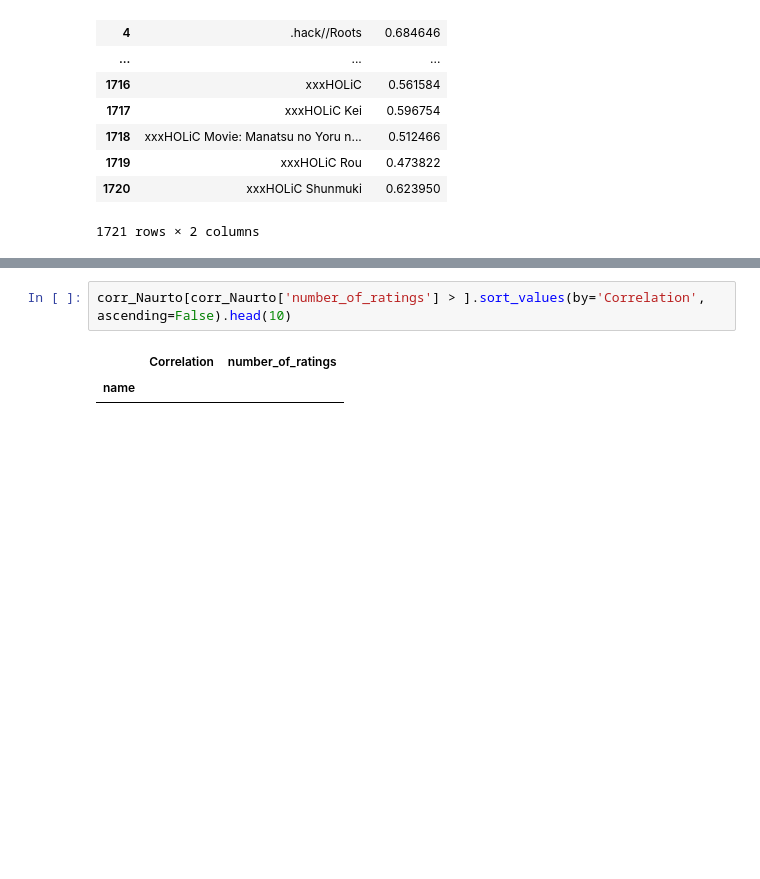
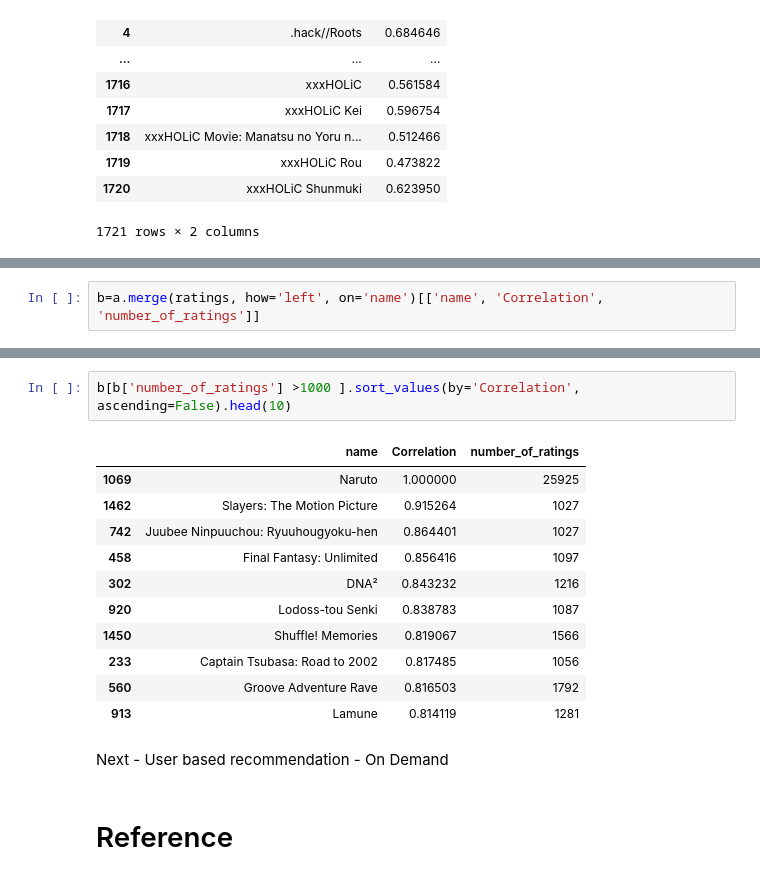
Before and after one commit to hargurjeet/Recommedation-Systems, a Jupyter notebook: Anime_Recommendation_Collborative_Filtering.ipynb, the cells around one changed output, grey strips where cells are left out. Saved outputs shown, nothing was run; the diff lists cells and outputs as text; blank space fills up the shorter version.

```diff
--- a/Anime_Recommendation_Collborative_Filtering.ipynb
+++ b/Anime_Recommendation_Collborative_Filtering.ipynb
@@ -269,0 +278,2 @@ TypeError: ignored
+# %%
+b=a.merge(ratings, how='left', on='name')[['name', 'Correlation', 'number_of_ratings']]
@@ -270,5 +296,18 @@ TypeError: ignored
 # %%
-corr_Naurto[corr_Naurto['number_of_ratings'] > ].sort_values(by='Correlation', ascending=False).head(10)
+b[b['number_of_ratings'] >1000 ].sort_values(by='Correlation', ascending=False).head(10)
 # %% [output]
-|  | Correlation | number_of_ratings |
-| name |  |  |
+|  | name | Correlation | number_of_ratings |
+| 1069 | Naruto | 1.000000 | 25925 |
+| 1462 | Slayers: The Motion Picture | 0.915264 | 1027 |
+| 742 | Juubee Ninpuuchou: Ryuuhougyoku-hen | 0.864401 | 1027 |
+| 458 | Final Fantasy: Unlimited | 0.856416 | 1097 |
+| 302 | DNA² | 0.843232 | 1216 |
+| 920 | Lodoss-tou Senki | 0.838783 | 1087 |
+| 1450 | Shuffle! Memories | 0.819067 | 1566 |
+| 233 | Captain Tsubasa: Road to 2002 | 0.817485 | 1056 |
+| 560 | Groove Adventure Rave | 0.816503 | 1792 |
+| 913 | Lamune | 0.814119 | 1281 |
+# %% [markdown]
+Next - User based recommendation - On Demand
+# %% [markdown]
+# Reference
```
Also changed, not shown: parts of 5 cells of this notebook.
